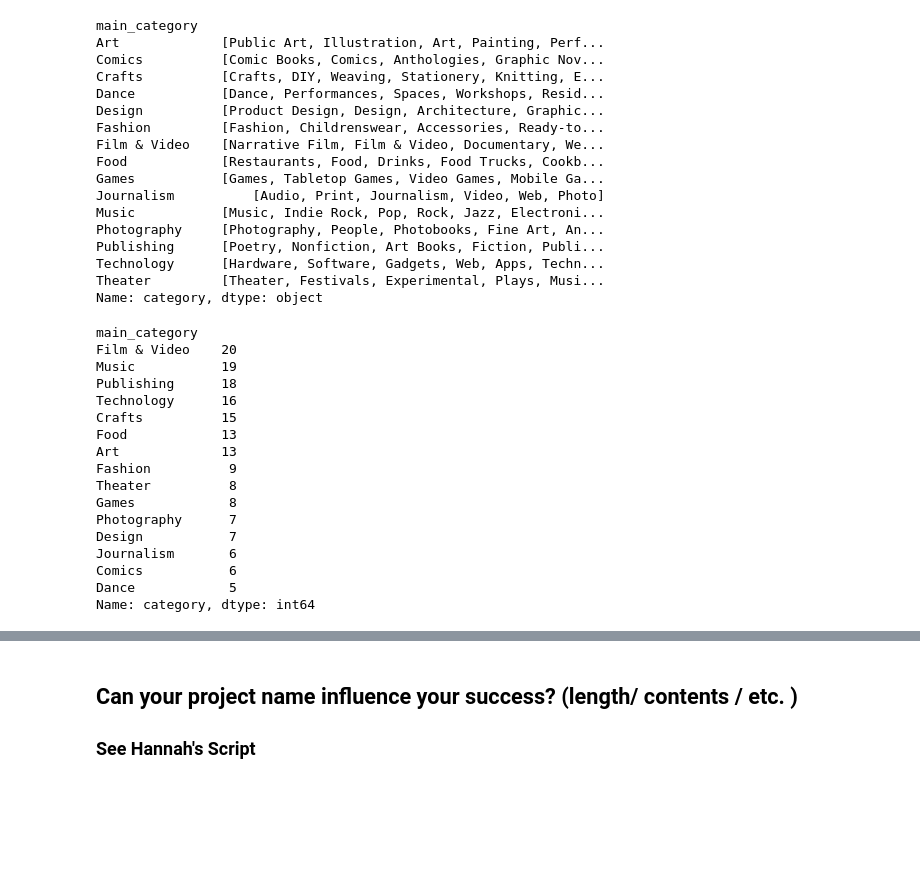
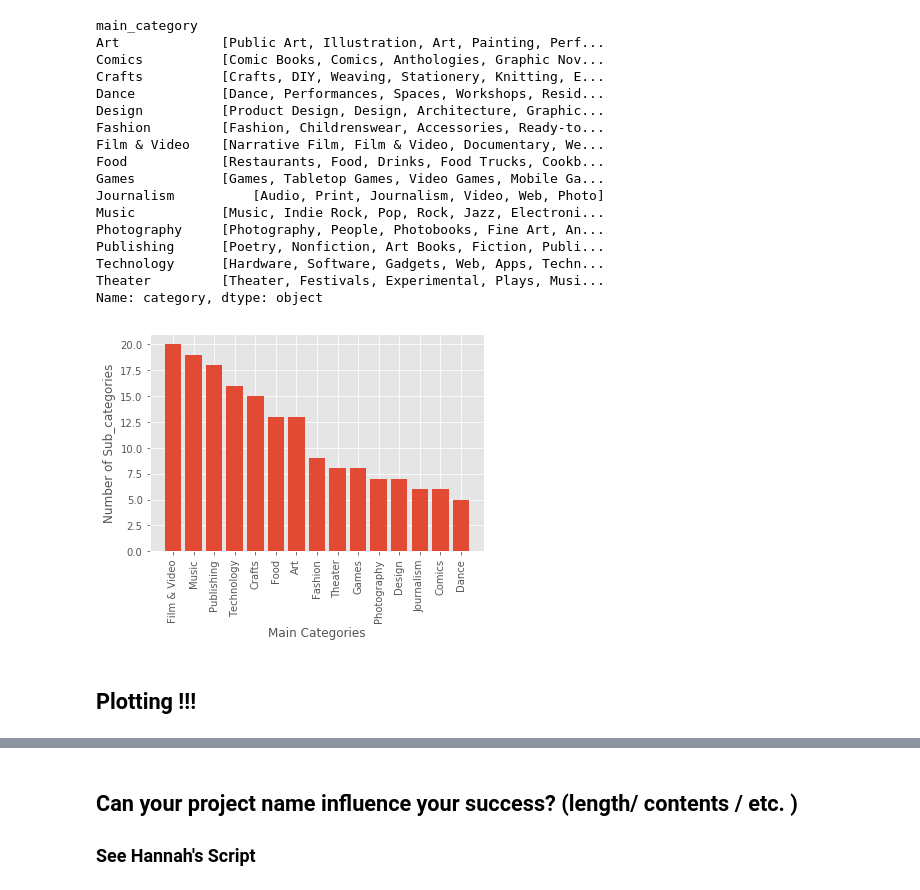
Before and after one commit to hannah-ross/dataforgood, a Jupyter notebook: Final Project 131 James.ipynb, the cells around one changed output, grey strips where cells are left out. Drawn from its saved outputs; the diff is of its cells as text; code cells hidden in the pictures; blank space fills up the shorter version.

```diff
--- a/Final Project 131 James.ipynb
+++ b/Final Project 131 James.ipynb
@@ -462,22 +467,15 @@ Theater         [Theater, Festivals, Experimental, Plays, Musi...
 Name: category, dtype: object
 # %%
 # number of sub categories per group
-ks.groupby(["main_category"]).category.nunique().sort_values(ascending=False)
+num_sub_cats = ks.groupby(["main_category"]).category.nunique().sort_values(ascending=False)
+
+plt.style.use('ggplot')
+plt.bar(num_sub_cats.index, num_sub_cats)
+plt.xticks(rotation=90)
+plt.xlabel("Main Categories")
+plt.ylabel('Number of Sub_categories')
+plt.show()
 # %% [output]
-main_category
-Film & Video    20
-Music           19
-Publishing      18
-Technology      16
-Crafts          15
-Food            13
-Art             13
-Fashion          9
-Theater          8
-Games            8
-Photography      7
-Design           7
-Journalism       6
-Comics           6
-Dance            5
-Name: category, dtype: int64
+[figure, added]
+# %% [markdown]
+## Plotting !!!
```
Also changed, not shown: parts of 11 cells of this notebook.
